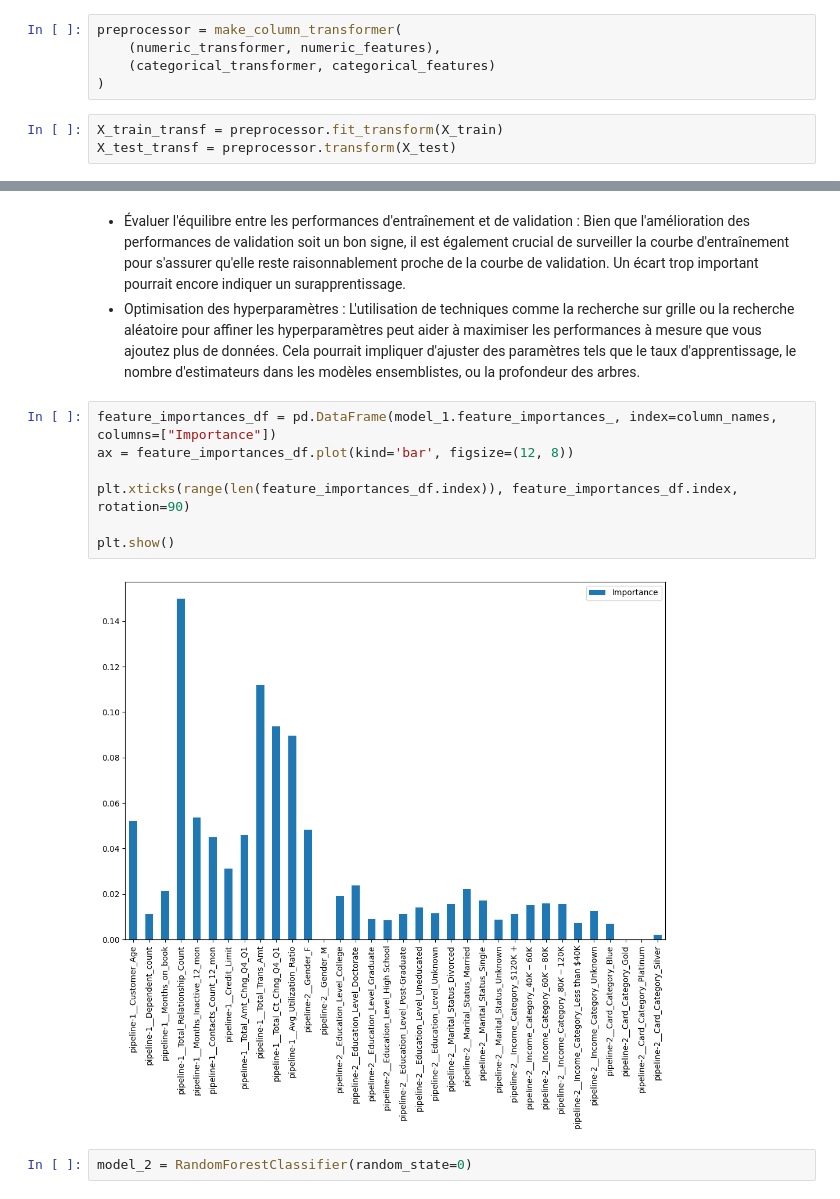
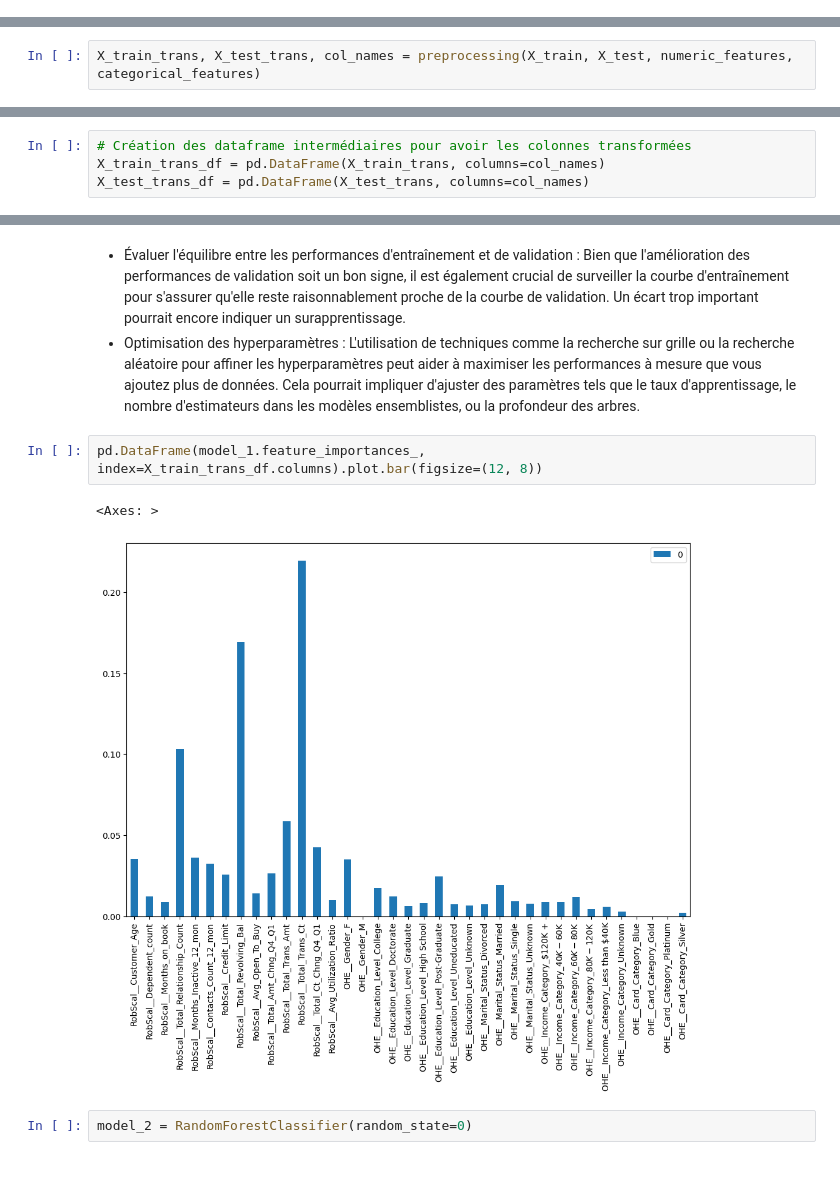
Before and after one commit to TheoRepo1/ML_Project_BankChurners, a Jupyter notebook: MyProject.ipynb, the cells around one changed output, grey strips where cells are left out. Drawn from its saved outputs; the diff is of its cells as text; blank space fills up the shorter version.

```diff
--- a/MyProject.ipynb
+++ b/MyProject.ipynb
@@ -385,8 +393,0 @@ categorical_transformer = make_pipeline(
-# %%
-preprocessor = make_column_transformer(
-    (numeric_transformer, numeric_features),
-    (categorical_transformer, categorical_features)
-)
-# %%
-X_train_transf = preprocessor.fit_transform(X_train)
-X_test_transf = preprocessor.transform(X_test)
@@ -394,0 +429,2 @@ column_names = preprocessor.get_feature_names_out(X.columns.tolist())
+# %%
+X_train_trans, X_test_trans, col_names = preprocessing(X_train, X_test, numeric_features, categorical_features)
@@ -395,3 +451,7 @@ column_names = preprocessor.get_feature_names_out(X.columns.tolist())
+# %%
+# Création des dataframe intermédiaires pour avoir les colonnes transformées
+X_train_trans_df = pd.DataFrame(X_train_trans, columns=col_names)
+X_test_trans_df = pd.DataFrame(X_test_trans, columns=col_names)
 # %%
 y_train = y_train.map({'Attrited Customer': 1, 'Existing Customer': 0})
 y_test = y_test.map({'Attrited Customer': 1, 'Existing Customer': 0})
@@ -498,14 +564,10 @@ Actions Potentielles
 - Évaluer l'équilibre entre les performances d'entraînement et de validation : Bien que l'amélioration des performances de validation soit un bon signe, il est également crucial de surveiller la courbe d'entraînement pour s'assurer qu'elle reste raisonnablement proche de la courbe de validation. Un écart trop important pourrait encore indiquer un surapprentissage.
 - Optimisation des hyperparamètres : L'utilisation de techniques comme la recherche sur grille ou la recherche aléatoire pour affiner les hyperparamètres peut aider à maximiser les performances à mesure que vous ajoutez plus de données. Cela pourrait impliquer d'ajuster des paramètres tels que le taux d'apprentissage, le nombre d'estimateurs dans les modèles ensemblistes, ou la profondeur des arbres.
 # %%
-feature_importances_df = pd.DataFrame(model_1.feature_importances_, index=column_names, columns=["Importance"])
-ax = feature_importances_df.plot(kind='bar', figsize=(12, 8))
-
-plt.xticks(range(len(feature_importances_df.index)), feature_importances_df.index, rotation=90)
-
-plt.show()
+pd.DataFrame(model_1.feature_importances_, index=X_train_trans_df.columns).plot.bar(figsize=(12, 8))
 # %% [output]
+<Axes: >
-[figure, old version]
+[figure, new version]
 # %%
 model_2 = RandomForestClassifier(random_state=0)
 # %%
```
Also changed, not shown: parts of 32 cells of this notebook.
